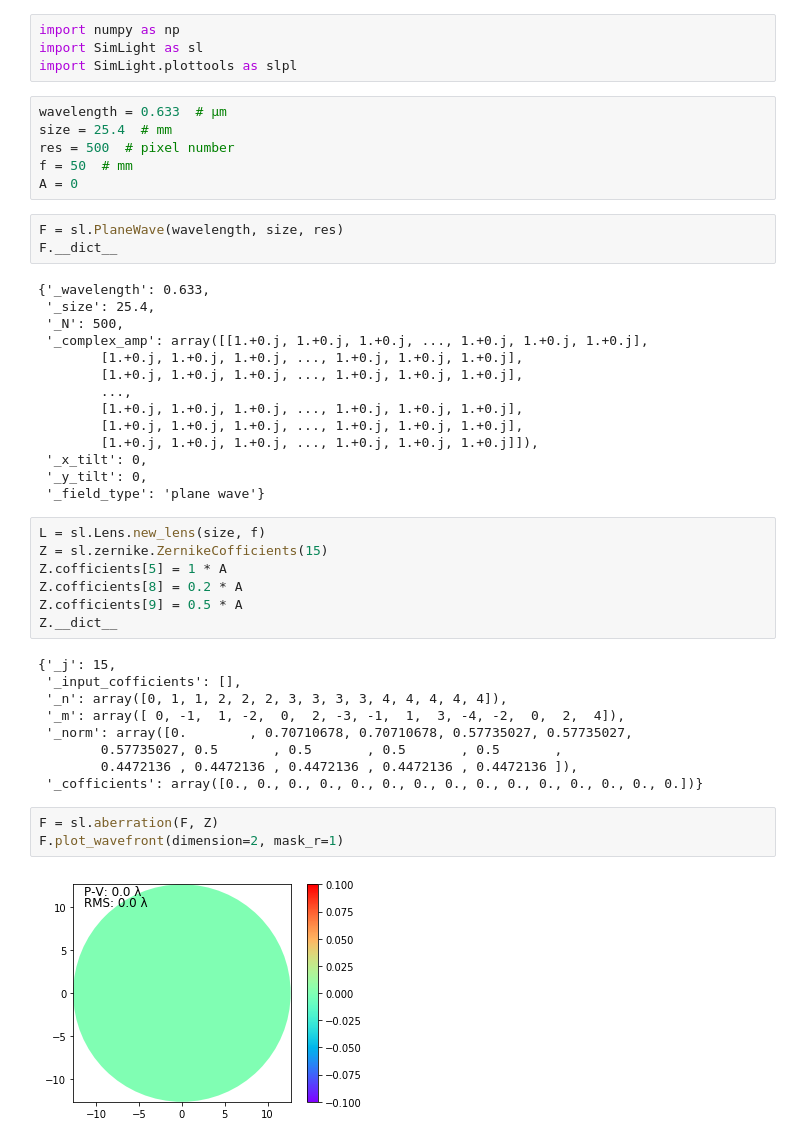
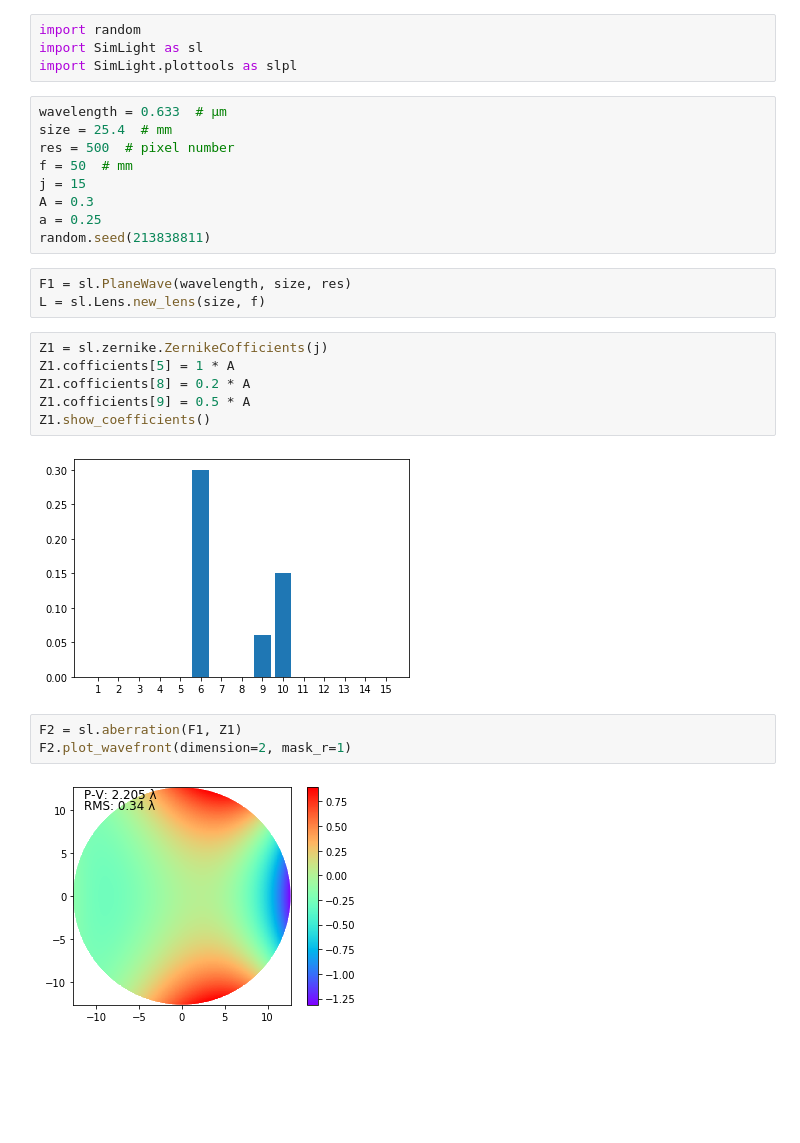
Before and after one commit to Miyoshichi/SimLight, a Jupyter notebook: Examples/test.ipynb, the cells around one changed output. Drawn from its saved outputs; the diff is of its cells as text; blank space fills up the shorter version.

Commit message:
add zernike coefficients showing

```diff
--- a/Examples/test.ipynb
+++ b/Examples/test.ipynb
@@ -1,5 +1,5 @@
 # %%
-import numpy as np
+import random
 import SimLight as sl
 import SimLight.plottools as slpl
 # %%
@@ -7,42 +7,23 @@ wavelength = 0.633  # µm
 size = 25.4  # mm
 res = 500  # pixel number
 f = 50  # mm
-A = 0
+j = 15
+A = 0.3
+a = 0.25
+random.seed(213838811)
 # %%
-F = sl.PlaneWave(wavelength, size, res)
-F.__dict__
+F1 = sl.PlaneWave(wavelength, size, res)
+L = sl.Lens.new_lens(size, f)
-# %% [output]
-{'_wavelength': 0.633,
- '_size': 25.4,
- '_N': 500,
- '_complex_amp': array([[1.+0.j, 1.+0.j, 1.+0.j, ..., 1.+0.j, 1.+0.j, 1.+0.j],
-        [1.+0.j, 1.+0.j, 1.+0.j, ..., 1.+0.j, 1.+0.j, 1.+0.j],
-        [1.+0.j, 1.+0.j, 1.+0.j, ..., 1.+0.j, 1.+0.j, 1.+0.j],
-        ...,
-        [1.+0.j, 1.+0.j, 1.+0.j, ..., 1.+0.j, 1.+0.j, 1.+0.j],
-        [1.+0.j, 1.+0.j, 1.+0.j, ..., 1.+0.j, 1.+0.j, 1.+0.j],
-        [1.+0.j, 1.+0.j, 1.+0.j, ..., 1.+0.j, 1.+0.j, 1.+0.j]]),
- '_x_tilt': 0,
- '_y_tilt': 0,
- '_field_type': 'plane wave'}
 # %%
-L = sl.Lens.new_lens(size, f)
-Z = sl.zernike.ZernikeCofficients(15)
-Z.cofficients[5] = 1 * A
-Z.cofficients[8] = 0.2 * A
-Z.cofficients[9] = 0.5 * A
-Z.__dict__
+Z1 = sl.zernike.ZernikeCofficients(j)
+Z1.cofficients[5] = 1 * A
+Z1.cofficients[8] = 0.2 * A
+Z1.cofficients[9] = 0.5 * A
+Z1.show_coefficients()
 # %% [output]
-{'_j': 15,
- '_input_cofficients': [],
- '_n': array([0, 1, 1, 2, 2, 2, 3, 3, 3, 3, 4, 4, 4, 4, 4]),
- '_m': array([ 0, -1,  1, -2,  0,  2, -3, -1,  1,  3, -4, -2,  0,  2,  4]),
- '_norm': array([0.        , 0.70710678, 0.70710678, 0.57735027, 0.57735027,
-        0.57735027, 0.5       , 0.5       , 0.5       , 0.5       ,
-        0.4472136 , 0.4472136 , 0.4472136 , 0.4472136 , 0.4472136 ]),
- '_cofficients': array([0., 0., 0., 0., 0., 0., 0., 0., 0., 0., 0., 0., 0., 0., 0.])}
+[figure, added]
 # %%
-F = sl.aberration(F, Z)
-F.plot_wavefront(dimension=2, mask_r=1)
+F2 = sl.aberration(F1, Z1)
+F2.plot_wavefront(dimension=2, mask_r=1)
 # %% [output]
-[figure, old version]
+[figure, new version]
```
Also changed, not shown: parts of 6 cells of this notebook, 1 other file.
